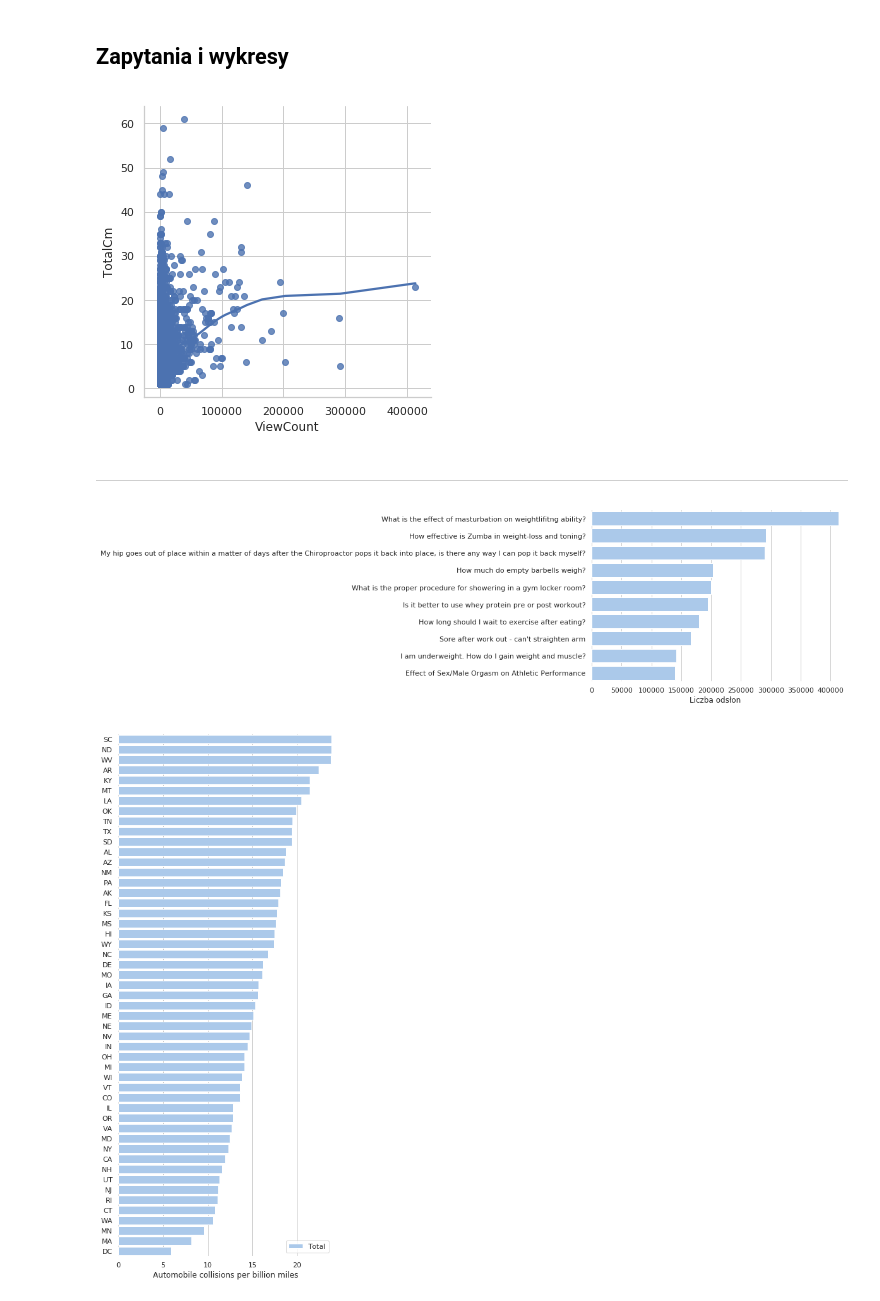
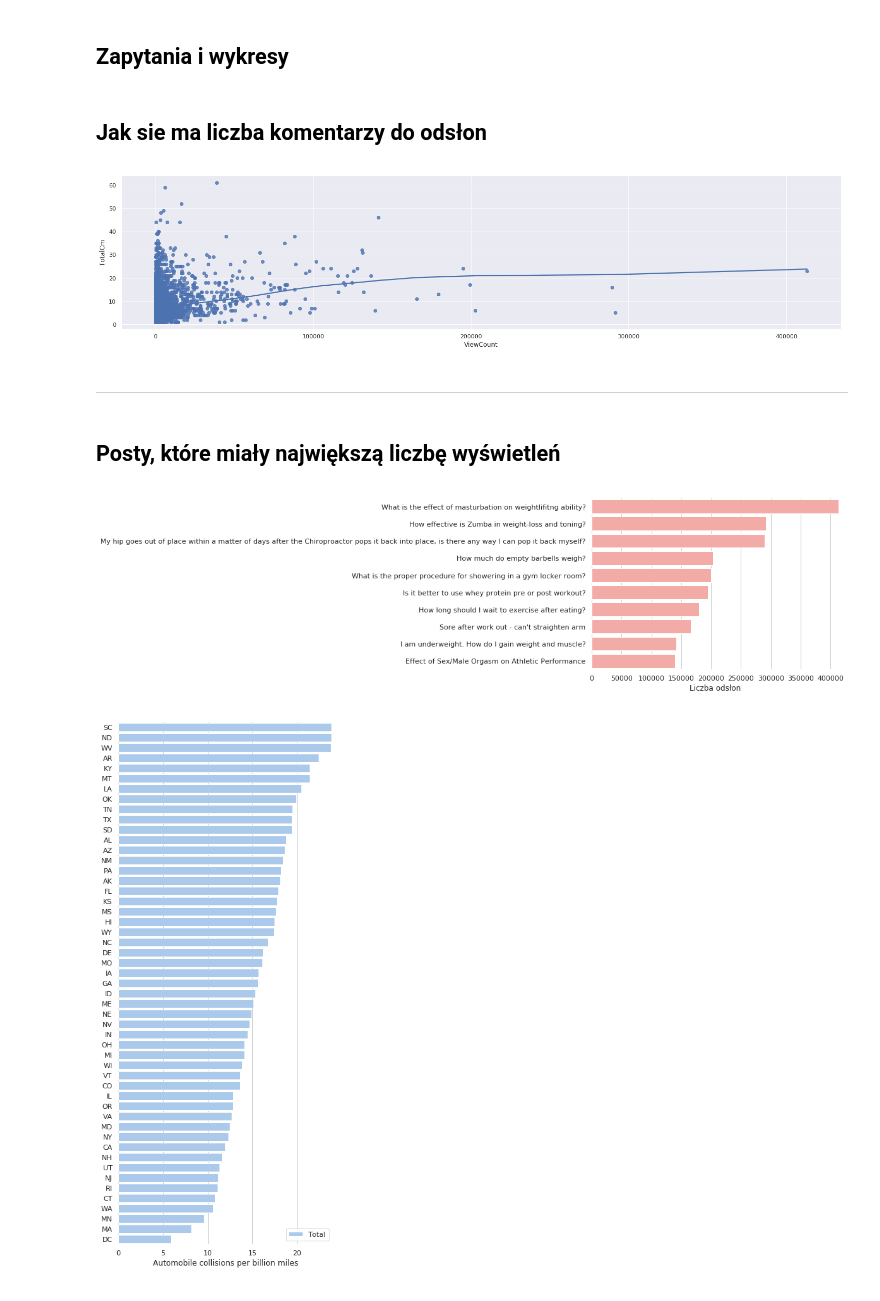
Before and after one commit to paldynaagata/StackExchangeWebsitesDataAnalysis, a Jupyter notebook: PADPY/data_analys.ipynb, the cells around one changed output. Cells and saved outputs as stored; diff of their text form; code cells hidden in the pictures.

```diff
--- a/PADPY/data_analys.ipynb
+++ b/PADPY/data_analys.ipynb
@@ -46,32 +46,36 @@ worldbuilding["CommentsW"].head()
 ---
 # %% [markdown]
 ## Zapytania i wykresy
+# %% [markdown]
+## Jak sie ma liczba komentarzy do odsłon
 # %%
 %matplotlib inline
 import matplotlib.pyplot as plt
 import seaborn as sns
 # %%
-# Fitness query 3
+# Fitness
 
 xF = fitness["PostsF"].\
 loc[fitness["PostsF"].PostTypeId==1, \
     ["Id","ParentId", "CommentCount"]]
 yF = fitness["PostsF"].\
 loc[fitness["PostsF"].PostTypeId==2, \
     ["Id","ParentId", "CommentCount"]]
 
 zF = pd.merge(xF,yF,left_on="Id",right_on = "ParentId")
 
 u1F = zF.groupby("Id_x")["CommentCount_y"].sum().reset_index(drop=False)
 u2F=zF.groupby("Id_x").size().reset_index(drop=False)
 uF = pd.merge(u1F,u2F, on="Id_x").rename(index=str, columns={"Id_x":"Id_x", "CommentCount_y":"Tot",0:"n"})
 wF = pd.merge(uF,zF, on="Id_x").rename(index=str, columns={"Id_x":"Id",0:"n"})
 wF["TotalCm"]=wF["Tot"]+wF["n"]+wF["CommentCount_x"]
 QuestionsComViewF = pd.merge(wF, fitness["PostsF"],on="Id").loc[:,["Id","TotalCm","ViewCount" ]].\
 drop_duplicates().reset_index(drop=True)
-# teraz wykres
-sns.lmplot(x="ViewCount", y="TotalCm", data=QuestionsComViewF,
+
+
+# Wykres
+sns.lmplot(x="ViewCount", y="TotalCm", data=QuestionsComViewF, height=5,aspect=4,
            lowess=True);
 # %% [output]
-[figure, old version]
+[figure, new version]
 # %%
@@ -122,24 +126,25 @@ sns.lmplot(x="ViewCount", y="TotalCm", data=QuestionsComViewW,
            lowess=True);
+# %% [markdown]
+## Posty, które miały największą liczbę wyświetleń
 # %%
-# query 2-posty, ktre mialy najwieksza liczbe wyswietlen FITNESS
+# FITNESS
 TopViewsPostsF = fitness["PostsF"].loc[:,["Title", "ViewCount"]].sort_values("ViewCount", ascending=False).reset_index(drop=True)
 TopViewsPostsF.head()
 import seaborn as sns
-# tu wykresy
+
+#Wykresy
 x=TopViewsPostsF.head(10)
-
 
 sns.set(style="whitegrid")
 
-# Initialize the matplotlib figure
 f, ax = plt.subplots(figsize=(7, 5))
 
 sns.set_color_codes("pastel")
-sns.barplot(y="Title", x="ViewCount", data=x,label="Total", color="b")
+sns.barplot(y="Title", x="ViewCount", data=x,label="Total", color="r")
 
 
 ax.set(xlim=(0, max(x.ViewCount)), ylabel="",xlabel="Liczba odsłon")
 sns.despine(left=True, bottom=True)
 # %% [output]
-[figure, old version]
+[figure, new version]
 # %%
```
Also changed, not shown: parts of 9 cells of this notebook.
